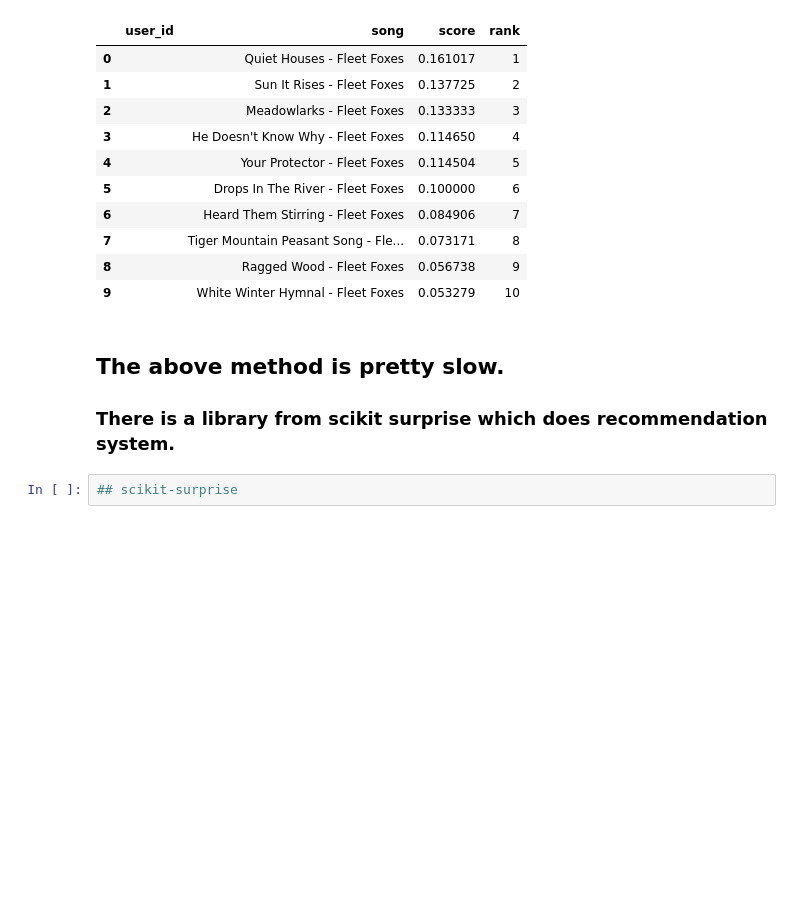
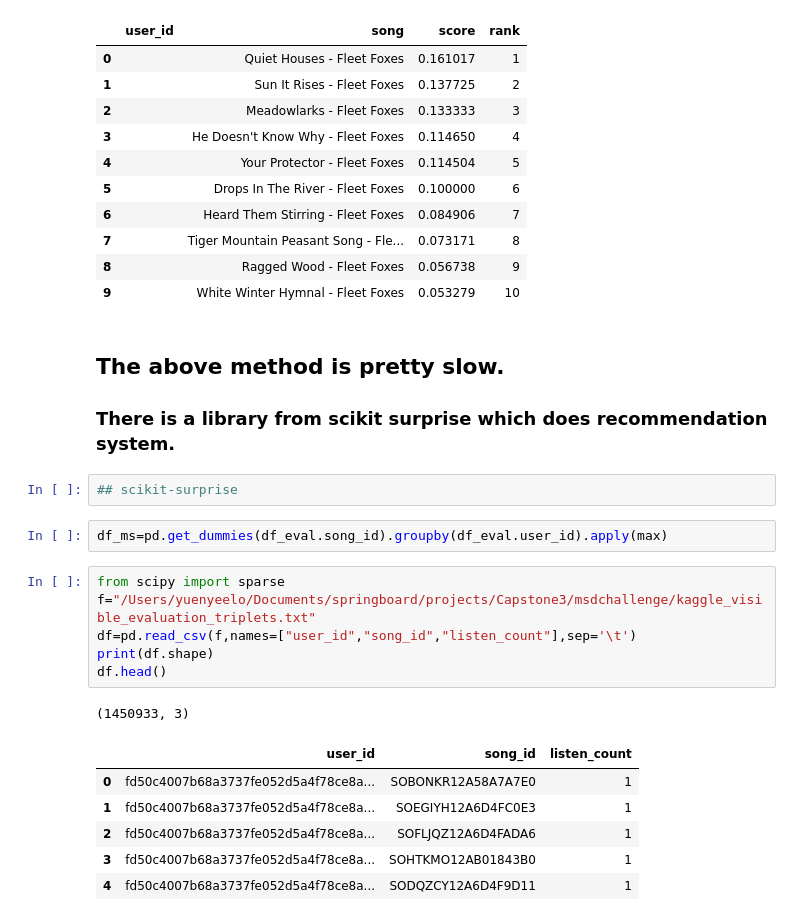
Before and after one commit to yuenyeelo/springboard, a Jupyter notebook: capstone3/Capstone3_RecommendationSystem_MillionSong_YuenYeeLo.ipynb, the cells around one changed output. Saved outputs shown, nothing was run; the diff lists cells and outputs as text; blank space fills up the shorter version.

```diff
--- a/capstone3/Capstone3_RecommendationSystem_MillionSong_YuenYeeLo.ipynb
+++ b/capstone3/Capstone3_RecommendationSystem_MillionSong_YuenYeeLo.ipynb
@@ -620,3 +620,19 @@ Non zero values in cooccurence_matrix :1087
 ### There is a library from scikit surprise which does recommendation system.
 # %%
 ## scikit-surprise
+# %%
+df_ms=pd.get_dummies(df_eval.song_id).groupby(df_eval.user_id).apply(max)
+# %%
+from scipy import sparse
+f="/Users/yuenyeelo/Documents/springboard/projects/Capstone3/msdchallenge/kaggle_visible_evaluation_triplets.txt"
+df=pd.read_csv(f,names=["user_id","song_id","listen_count"],sep='\t')
+print(df.shape)
+df.head()
+# %% [output]
+(1450933, 3)
+|  | user_id | song_id | listen_count |
+| 0 | fd50c4007b68a3737fe052d5a4f78ce8a... | SOBONKR12A58A7A7E0 | 1 |
+| 1 | fd50c4007b68a3737fe052d5a4f78ce8a... | SOEGIYH12A6D4FC0E3 | 1 |
+| 2 | fd50c4007b68a3737fe052d5a4f78ce8a... | SOFLJQZ12A6D4FADA6 | 1 |
+| 3 | fd50c4007b68a3737fe052d5a4f78ce8a... | SOHTKMO12AB01843B0 | 1 |
+| 4 | fd50c4007b68a3737fe052d5a4f78ce8a... | SODQZCY12A6D4F9D11 | 1 |
```
Also changed, not shown: parts of 7 cells of this notebook.
